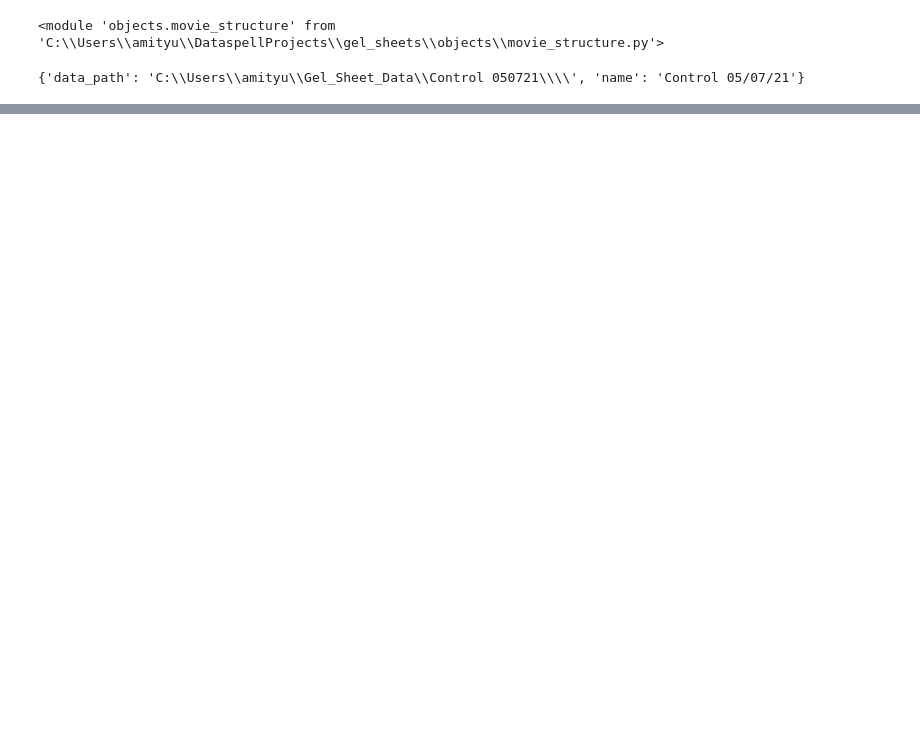
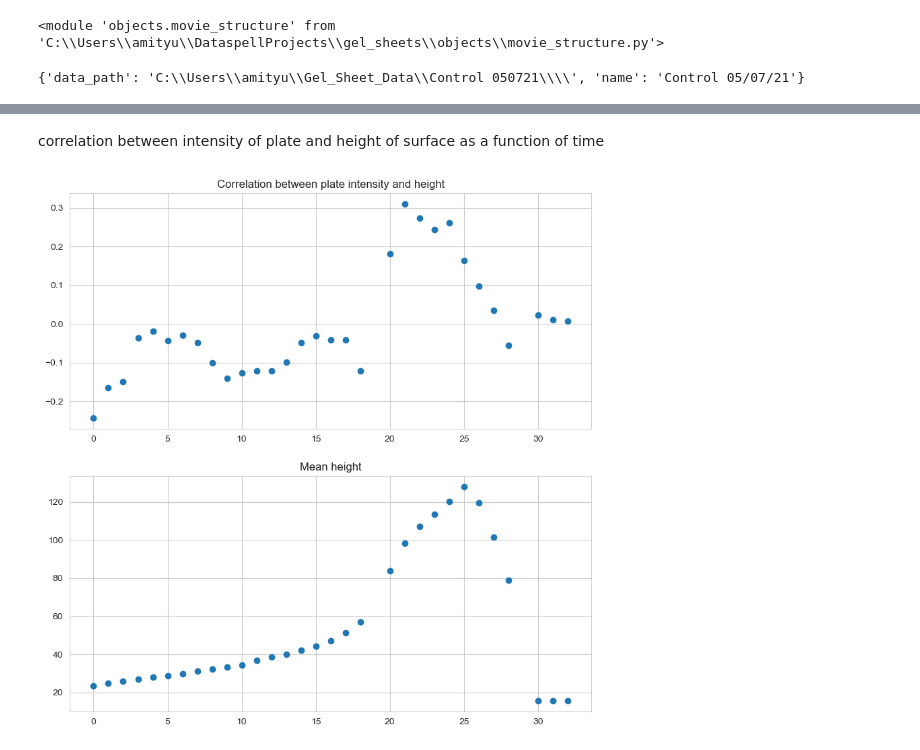
Before and after one commit to amityu/gel_sheets, a Jupyter notebook: analysis/correlations.ipynb, the cells around one changed output, grey strips where cells are left out. Drawn from its saved outputs; the diff is of its cells as text; code cells hidden in the pictures; blank space fills up the shorter version.

```diff
--- a/analysis/correlations.ipynb
+++ b/analysis/correlations.ipynb
@@ -100,0 +119,26 @@ plt.show()
+# %% [markdown]
+correlation between intensity of plate and height of surface as a function of time
+# %%
+correlation_list = []
+time_list = []
+mean_height_list = []
+for tp in tqdm(gel.tp_list[0:-1:1]):
+    try:
+        plate = tp.get_plate_plane()
+        height = tp.get_height_plane()
+        correlation_list.append(plane_correlation(plate, tp.height))
+        time_list.append(tp.time)
+        mean_height_list.append(np.nanmean(tp.height))
+    except:
+        pass
+
+
+#make subplots
+fig, ax = plt.subplots(2,1, figsize = (10,10))
+ax[0].scatter(time_list, correlation_list)
+ax[0].set_title('Correlation between plate intensity and height')
+ax[1].scatter(time_list, mean_height_list)
+ax[1].set_title('Mean height')
+plt.show()
+# %% [output]
+[figure, added]
```
Also changed, not shown: parts of 8 cells of this notebook, 7 other files.
